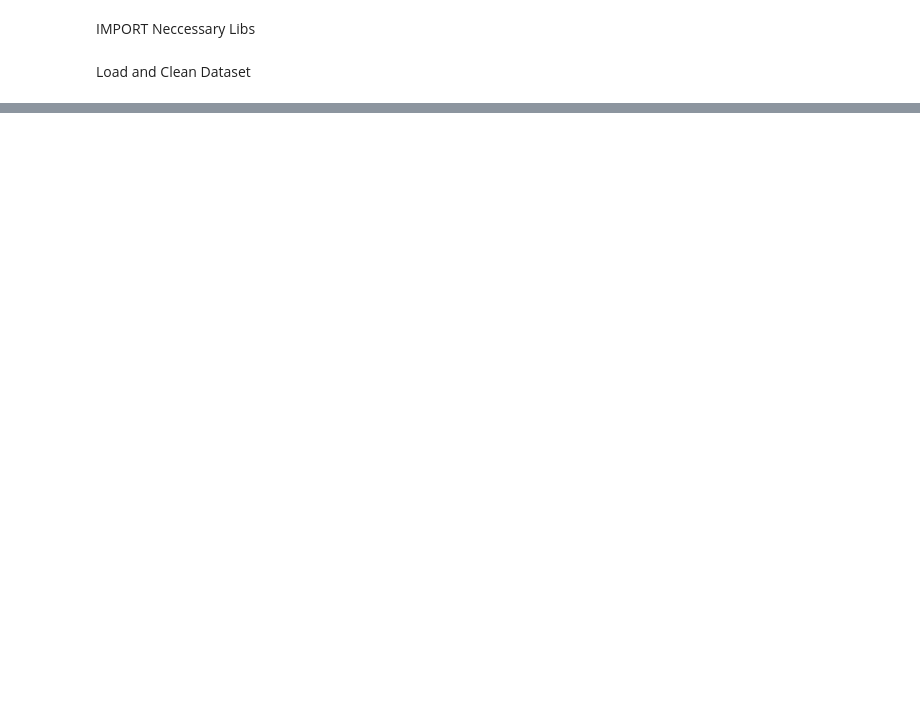
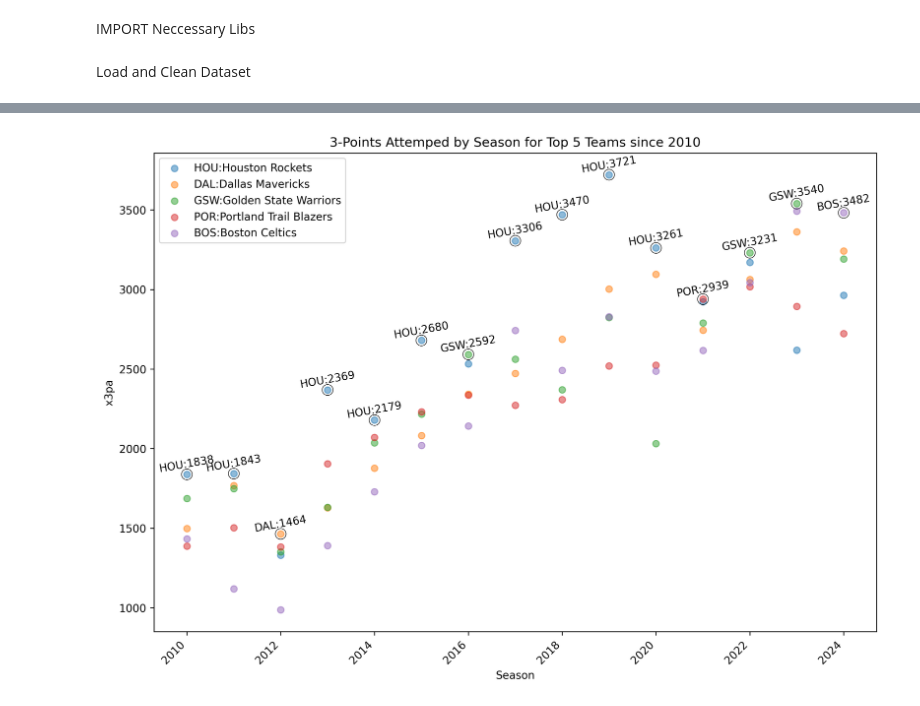
Before and after one commit to ThiwakornC/Spotter-NBA, a Jupyter notebook: Spotter_NBAStats_Main.ipynb, the cells around one changed output, grey strips where cells are left out. Drawn from its saved outputs; the diff is of its cells as text; code cells hidden in the pictures; blank space fills up the shorter version.

```diff
--- a/Spotter_NBAStats_Main.ipynb
+++ b/Spotter_NBAStats_Main.ipynb
@@ -94,0 +124,60 @@ plt.tight_layout()
+# %%
+# Filter data for seasons since 2010
+filtered_df = df_teamtotal[df_teamtotal['season'] >= 2010]
+
+# Calculate the total x3pa for each team since 2010
+team_total_x3pa = filtered_df.groupby('team')['x3pa'].sum().sort_values(ascending=False)
+
+# Get the top 5 teams
+top_5_teams = team_total_x3pa.head(5).index
+
+# Filter the DataFrame for the top 5 teams
+filtered_df = filtered_df[filtered_df['team'].isin(top_5_teams)]
+
+# Find the highest x3pa for each season
+highest_x3pa_each_season = filtered_df.loc[filtered_df.groupby('season')['x3pa'].idxmax()]
+
+# Create a dictionary to map team names to abbreviations
+team_abbreviations = dict(zip(df_teamtotal['team'], df_teamtotal['abbreviation']))
+
+# Create the scatter plot
+plt.figure(figsize=(12, 8), dpi=300)
+
+# Create a dictionary to store legend handles and colors
+legend_handles = {}
+
+# Plot all points for top 5 teams with reduced opacity
+for team in top_5_teams:
+    team_data = filtered_df[filtered_df['team'] == team]
+    abbreviation = team_abbreviations.get(team, team)  # Get the abbreviation for the team
+    scatter = plt.scatter(team_data['season'], team_data['x3pa'], label=abbreviation, alpha=0.5)
+
+    # Store the handle and color in the dictionary
+    legend_handles[f"{abbreviation}:{team}"] = scatter
+
+
+# Plot the highest x3pa points with border and x3pa:abbreviation
+for index, row in highest_x3pa_each_season.iterrows():
+    abbreviation = team_abbreviations.get(row['team'], row['team'])
+    plt.scatter(row['season'], row['x3pa'], linewidths=0.5, s=100,
+                edgecolors='black', facecolors='none')  # Highlight with black border
+    text = f"{abbreviation}:{int(row['x3pa'])}"  # Format as x3pa:abbreviation
+    plt.text(row['season'], row['x3pa'], text, ha='center', va='bottom', rotation=10)
+
+# Add labels and title
+plt.xlabel('Season')
+plt.ylabel('x3pa')
+plt.title('3-Points Attemped by Season for Top 5 Teams since 2010')
+
+# Rotate x-axis labels for better readability
+plt.xticks(rotation=45, ha='right')
+
+# Create the legend with matching colors
+legend_labels = list(legend_handles.keys())
+handles = list(legend_handles.values())
+plt.legend(handles, legend_labels, loc='best')  # Use stored handles and labels
+
+# Show the plot
+plt.show()
+# %% [output]
+[figure, added]
```
Also changed, not shown: parts of 9 cells of this notebook.
